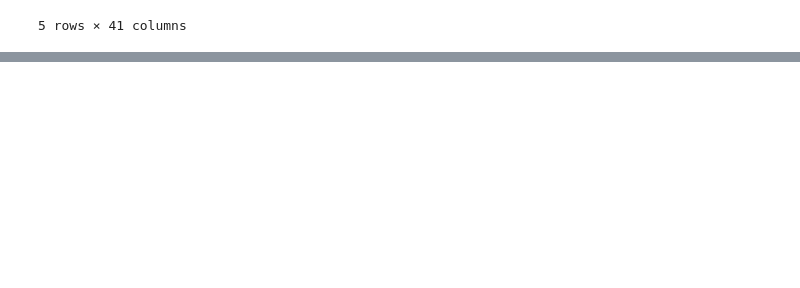
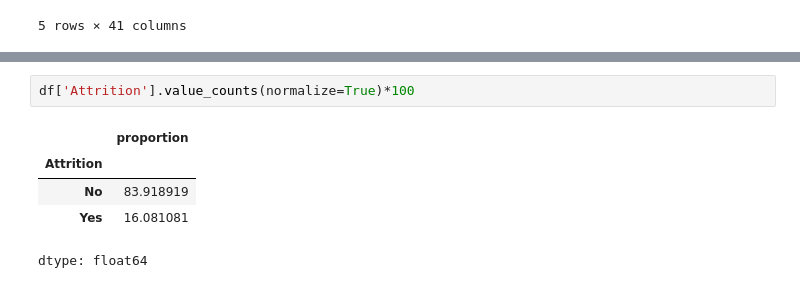
Before and after one commit to Rohit3435/HR-Analytics-PowerBI-Dashboard, a Jupyter notebook: HR_Analytics_End_to_End_Project.ipynb, the cells around one changed output, grey strips where cells are left out. Drawn from its saved outputs; the diff is of its cells as text; blank space fills up the shorter version.

Commit message:
Attrition  count

```diff
--- a/HR_Analytics_End_to_End_Project.ipynb
+++ b/HR_Analytics_End_to_End_Project.ipynb
@@ -243,0 +252,8 @@ df.tail()
+# %%
+df['Attrition'].value_counts(normalize=True)*100
+# %% [output]
+|  | proportion |
+| Attrition |  |
+| No | 83.918919 |
+| Yes | 16.081081 |
+dtype: float64
```
Also changed, not shown: parts of 1 cell of this notebook.
